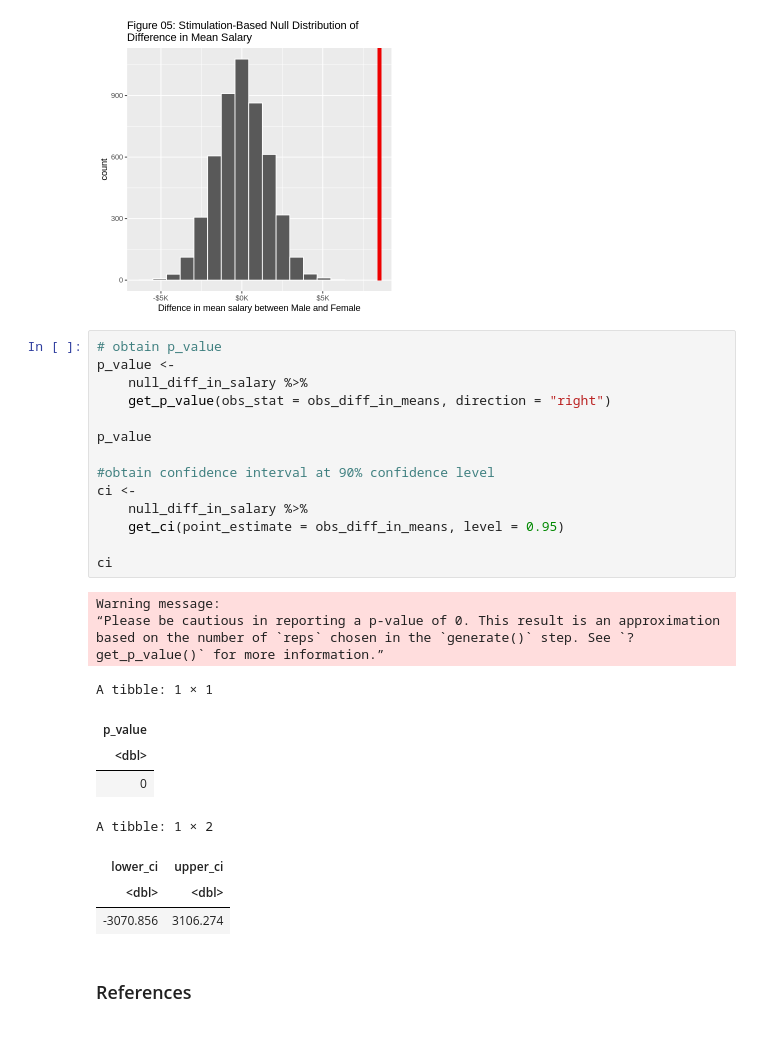
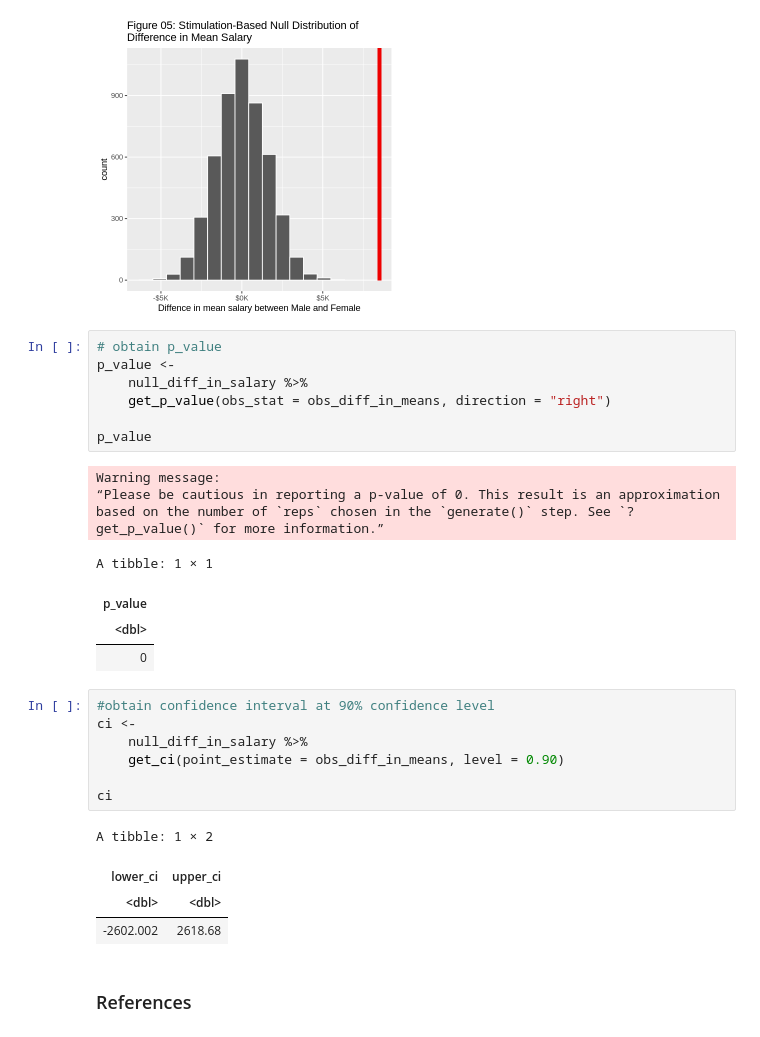
Before and after one commit to karlie-tr/STAT201-GroupProject, a Jupyter notebook: Final Report.ipynb, the cells around one changed output. Saved outputs shown, nothing was run; the diff lists cells and outputs as text.

```diff
--- a/Final Report.ipynb
+++ b/Final Report.ipynb
@@ -228,13 +229,6 @@ p_value <-
     get_p_value(obs_stat = obs_diff_in_means, direction = "right")
 
 p_value
-
-#obtain confidence interval at 90% confidence level
-ci <-
-    null_diff_in_salary %>%
-    get_ci(point_estimate = obs_diff_in_means, level = 0.95)
-
-ci
 # %% [output]
 Warning message:
 “Please be cautious in reporting a p-value of 0. This result is an approximation based on the number of `reps` chosen in the `generate()` step. See `?get_p_value()` for more information.”
@@ -242,10 +236,18 @@ A tibble: 1 × 1
 | p_value |
 | <dbl> |
 | 0 |
-A tibble: 1 × 2
-| lower_ci | upper_ci |
-| <dbl> | <dbl> |
-| -3070.856 | 3106.274 |
+# %%
+#obtain confidence interval at 90% confidence level
+ci <-
+    null_diff_in_salary %>%
+    get_ci(point_estimate = obs_diff_in_means, level = 0.90)
+
+ci
+# %% [output]
+A tibble: 1 × 2
+| lower_ci | upper_ci |
+| <dbl> | <dbl> |
+| -2602.002 | 2618.68 |
 # %% [markdown]
 ### References
 # %% [markdown]
```
Also changed, not shown: parts of 3 cells of this notebook.
